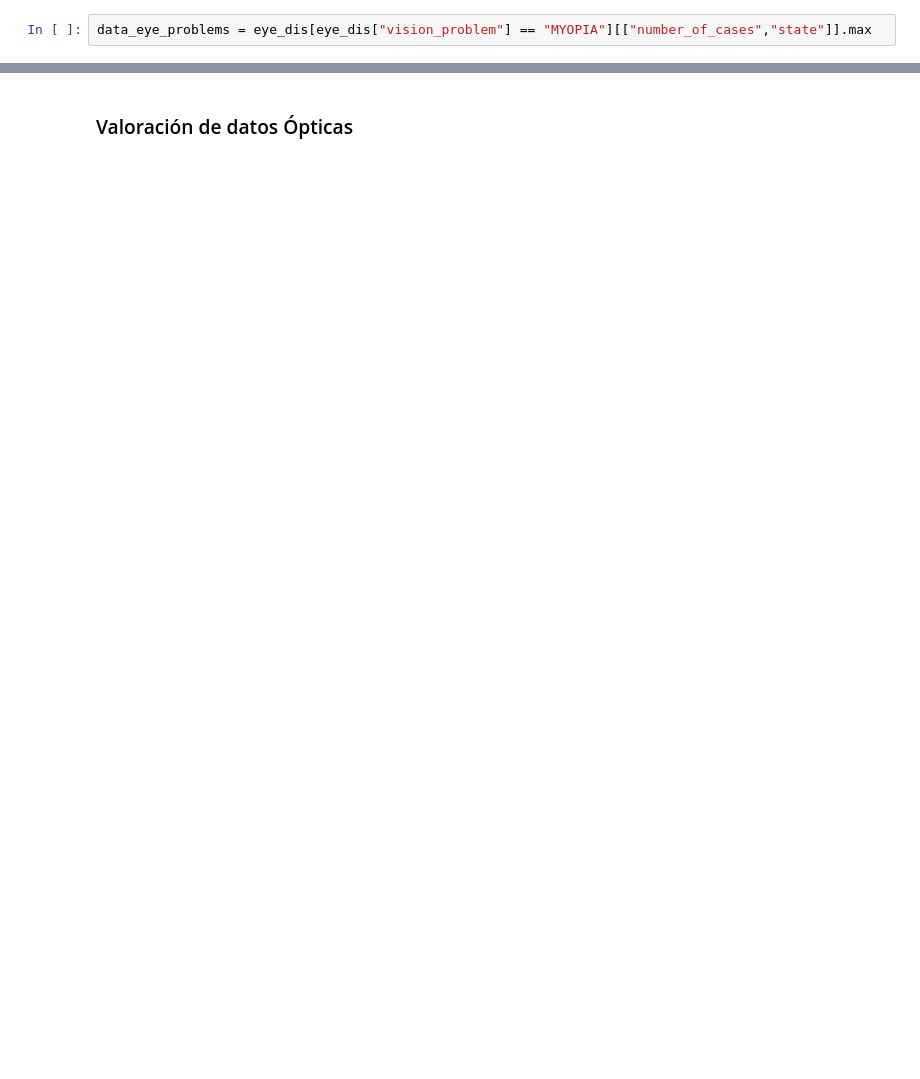
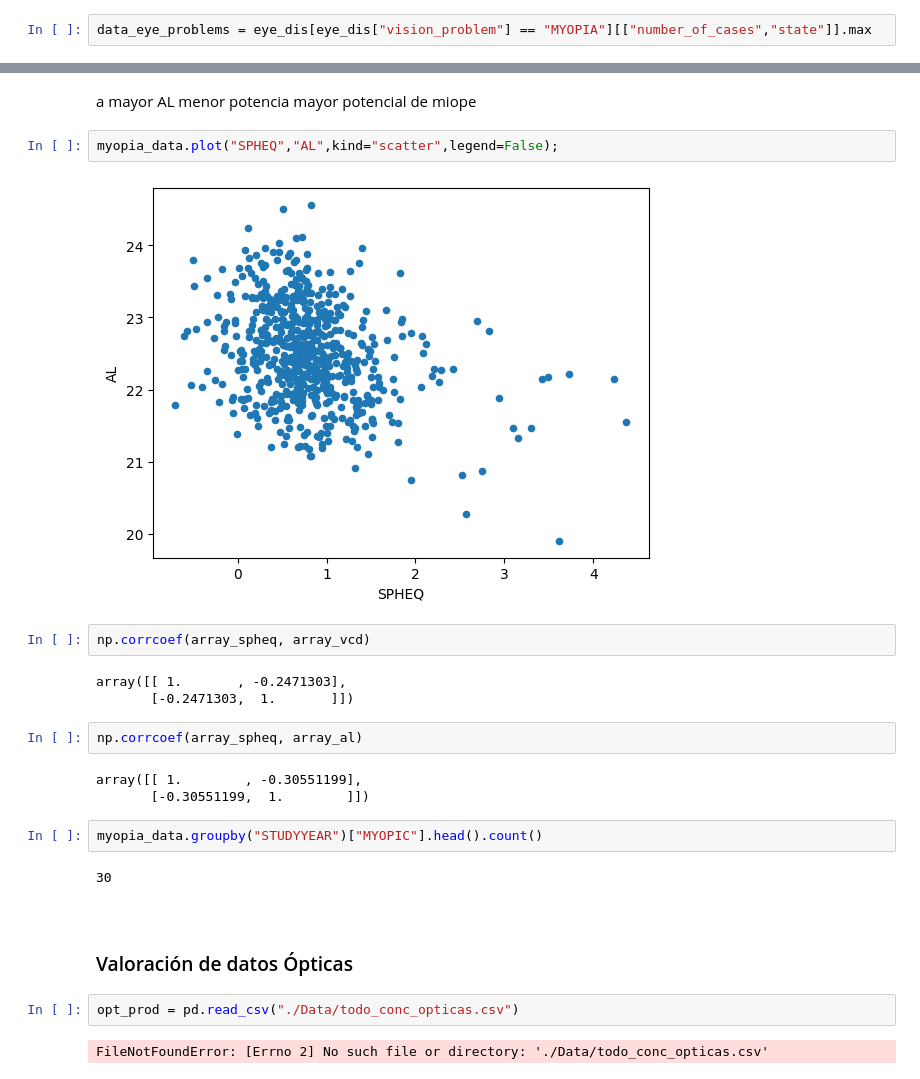
Before and after one commit to Kuja182/Data-Science-PortFolio, a Jupyter notebook: analisis_miopia_EEUU.ipynb, the cells around one changed output, grey strips where cells are left out. Saved outputs shown, nothing was run; the diff lists cells and outputs as text; blank space fills up the shorter version.

```diff
--- a/analisis_miopia_EEUU.ipynb
+++ b/analisis_miopia_EEUU.ipynb
@@ -438,3 +269,27 @@ data_eye_problems
+# %% [markdown]
+a mayor AL menor potencia  mayor potencial de miope
+# %%
+myopia_data.plot("SPHEQ","AL",kind="scatter",legend=False);
+# %% [output]
+[figure, added]
+# %%
+np.corrcoef(array_spheq, array_vcd)
+# %% [output]
+array([[ 1.       , -0.2471303],
+       [-0.2471303,  1.       ]])
+# %%
+np.corrcoef(array_spheq, array_al)
+# %% [output]
+array([[ 1.        , -0.30551199],
+       [-0.30551199,  1.        ]])
+# %%
+myopia_data.groupby("STUDYYEAR")["MYOPIC"].head().count()
+# %% [output]
+30
 # %% [markdown]
-<a name="item3"></a>
+<a id="3"></a> <br>
 ### Valoración de datos Ópticas
+# %%
+opt_prod = pd.read_csv("./Data/todo_conc_opticas.csv")
+# %% [output]
+FileNotFoundError: [Errno 2] No such file or directory: './Data/todo_conc_opticas.csv'
```
Also changed, not shown: parts of 63 cells of this notebook, 2 other files.
